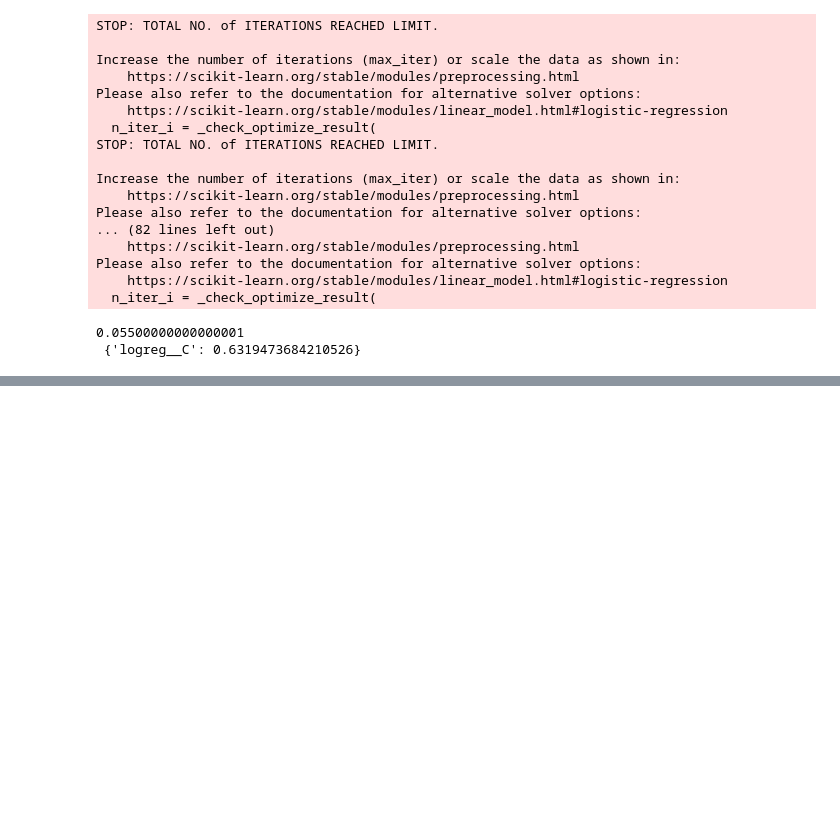
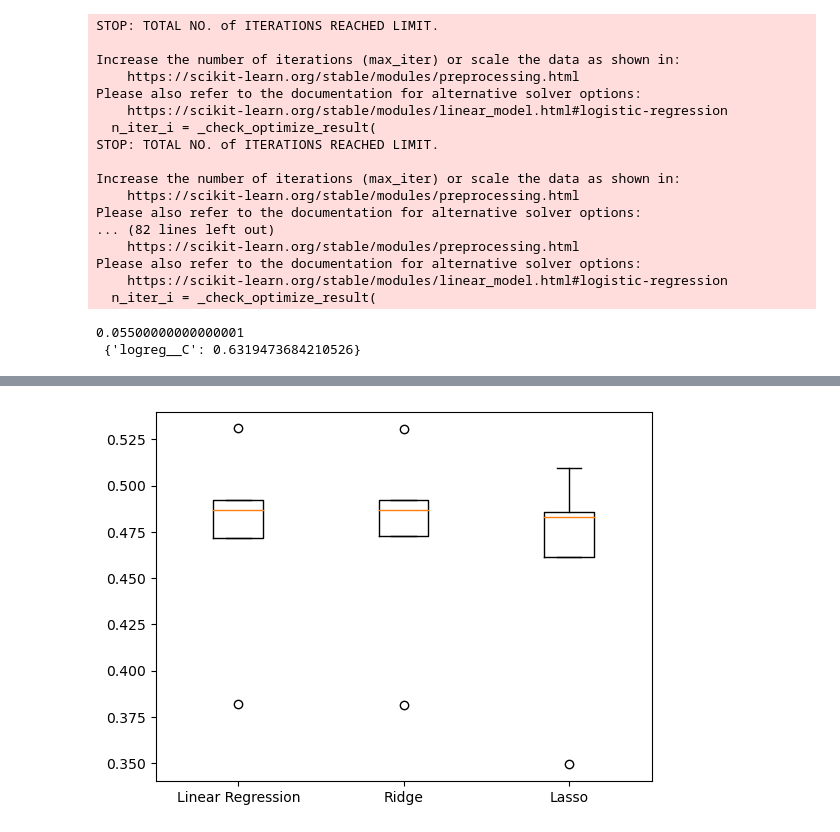
Before and after one commit to Mahnoor-Rana/Machine-Learning-with-scikit-learn, a Jupyter notebook: Preprocessing and Pipelines/Preprocessing and Pipelines.ipynb, the cells around one changed output, grey strips where cells are left out. Drawn from its saved outputs; the diff is of its cells as text; code cells hidden in the pictures; blank space fills up the shorter version.

```diff
--- a/Preprocessing and Pipelines/Preprocessing and Pipelines.ipynb
+++ b/Preprocessing and Pipelines/Preprocessing and Pipelines.ipynb
@@ -176,0 +183,17 @@ Please also refer to the documentation for alternative solver options:
+# %%
+# Build the steps
+steps = [("scaler", StandardScaler()),
+         ("logreg", LogisticRegression())]
+pipeline = Pipeline(steps)
+
+# Create the parameter space
+parameters = {"logreg__C": np.linspace(0.001, 1.0, 20)}
+X_train, X_test, y_train, y_test = train_test_split(X, y, test_size=0.2,
+                                                    random_state=21)
+
+# Instantiate the grid search object
+cv = GridSearchCV(pipeline, param_grid=parameters)
+
+# Fit to the training data
+cv.fit(X_train, y_train)
+print(cv.best_score_, "\n", cv.best_params_)
@@ -176,0 +223,19 @@ Please also refer to the documentation for alternative solver options:
+# %%
+models = {"Linear Regression": LinearRegression(), "Ridge": Ridge(alpha=0.1), "Lasso": Lasso(alpha=0.1)}
+results = []
+
+# Loop through the models' values
+for model in models.values():
+  kf = KFold(n_splits=6, random_state=42, shuffle=True)
+
+  # Perform cross-validation
+  cv_scores = cross_val_score(model, X_train, y_train)
+
+  # Append the results
+  results.append(cv_scores)
+
+# Create a box plot of the results
+plt.boxplot(results, labels=models.keys())
+plt.show()
+# %% [output]
+[figure, added]
```
Also changed, not shown: parts of 6 cells of this notebook.
